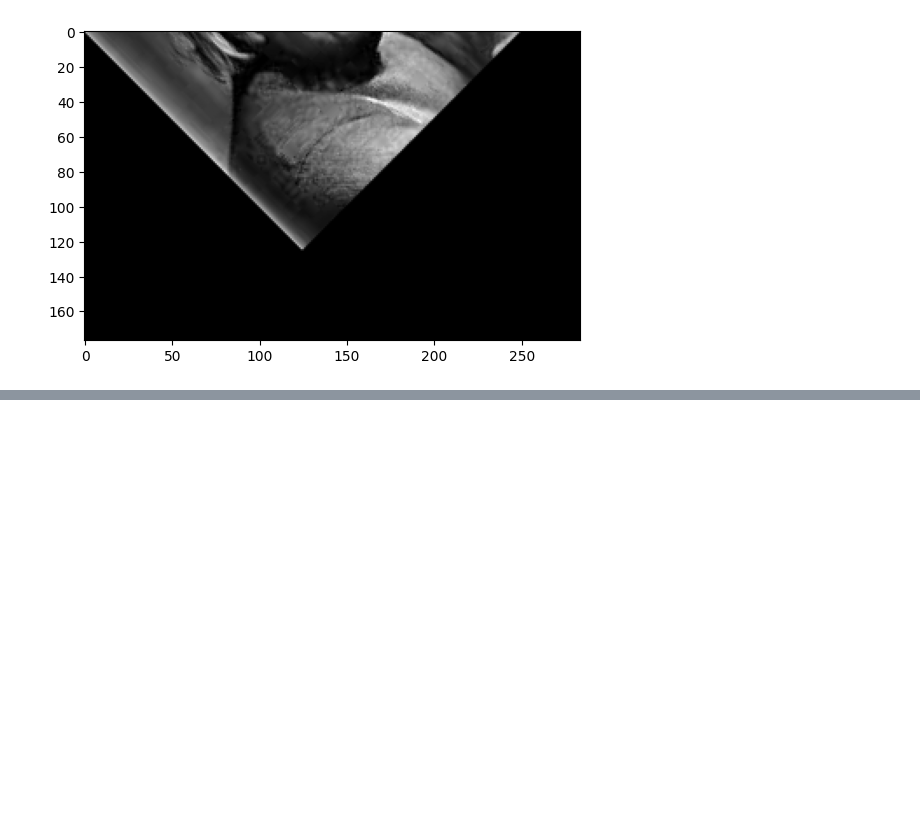
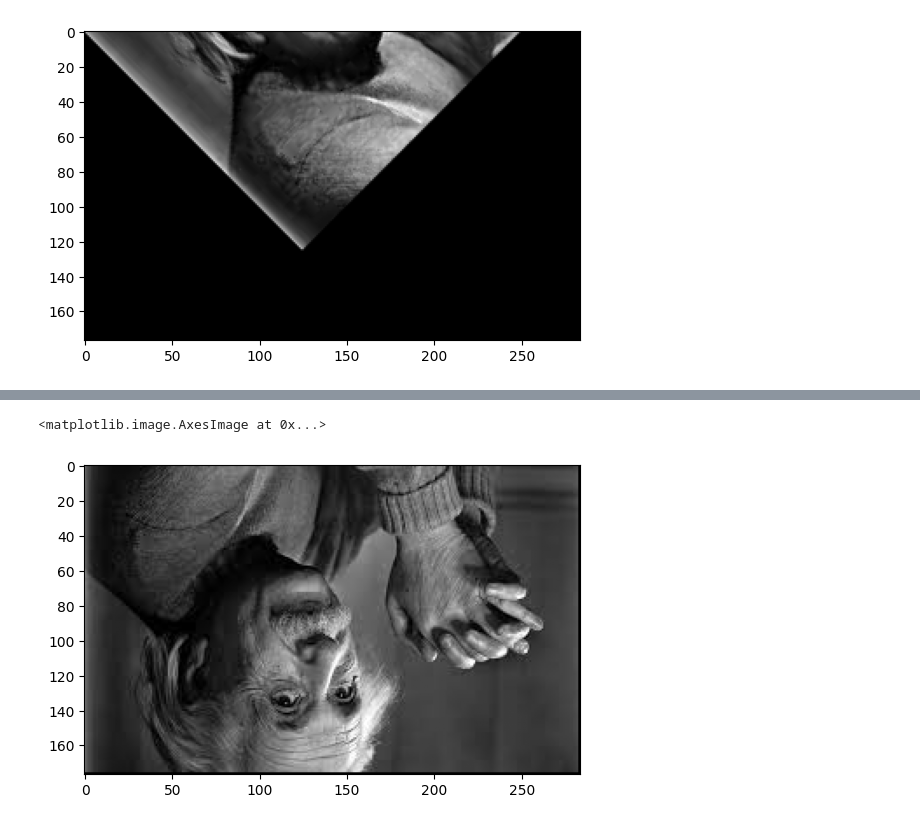
Before and after one commit to MauTBernardini/ComputerVisionPythonCourse, a Jupyter notebook: Transformations/transformations.ipynb, the cells around one changed output, grey strips where cells are left out. Drawn from its saved outputs; the diff is of its cells as text; code cells hidden in the pictures; blank space fills up the shorter version.

Commit message:
Adding other Linear Transformations

```diff
--- a/Transformations/transformations.ipynb
+++ b/Transformations/transformations.ipynb
@@ -144,7 +144,7 @@ numCols = I_gray.shape[1]
 
 a = 45
 cosa = np.cos(np.deg2rad(a))
-sina = np.cos(np.deg2rad(a))
+sina = np.sin(np.deg2rad(a))
 R = np.array([[cosa,-sina],[sina,cosa]])
 # %% [output]
 [figure]
@@ -263,0 +266,4 @@ plt.imshow(i,cmap='gray')
+# %%
+im = cv2.imread(r'einstein_PB.jpg', cv2.IMREAD_GRAYSCALE)
+plt.imshow(im,cmap='gray')
+I_gray = im.copy()
@@ -263,0 +272,7 @@ plt.imshow(i,cmap='gray')
+# %%
+T = np.array([[-1,0],[0,1]])
+I2 = f_transform(T, I_gray)
+plt.imshow(I2, cmap='gray')
+# %% [output]
+<matplotlib.image.AxesImage at 0x...>
+[figure, added]
```
Also changed, not shown: parts of 17 cells of this notebook.
